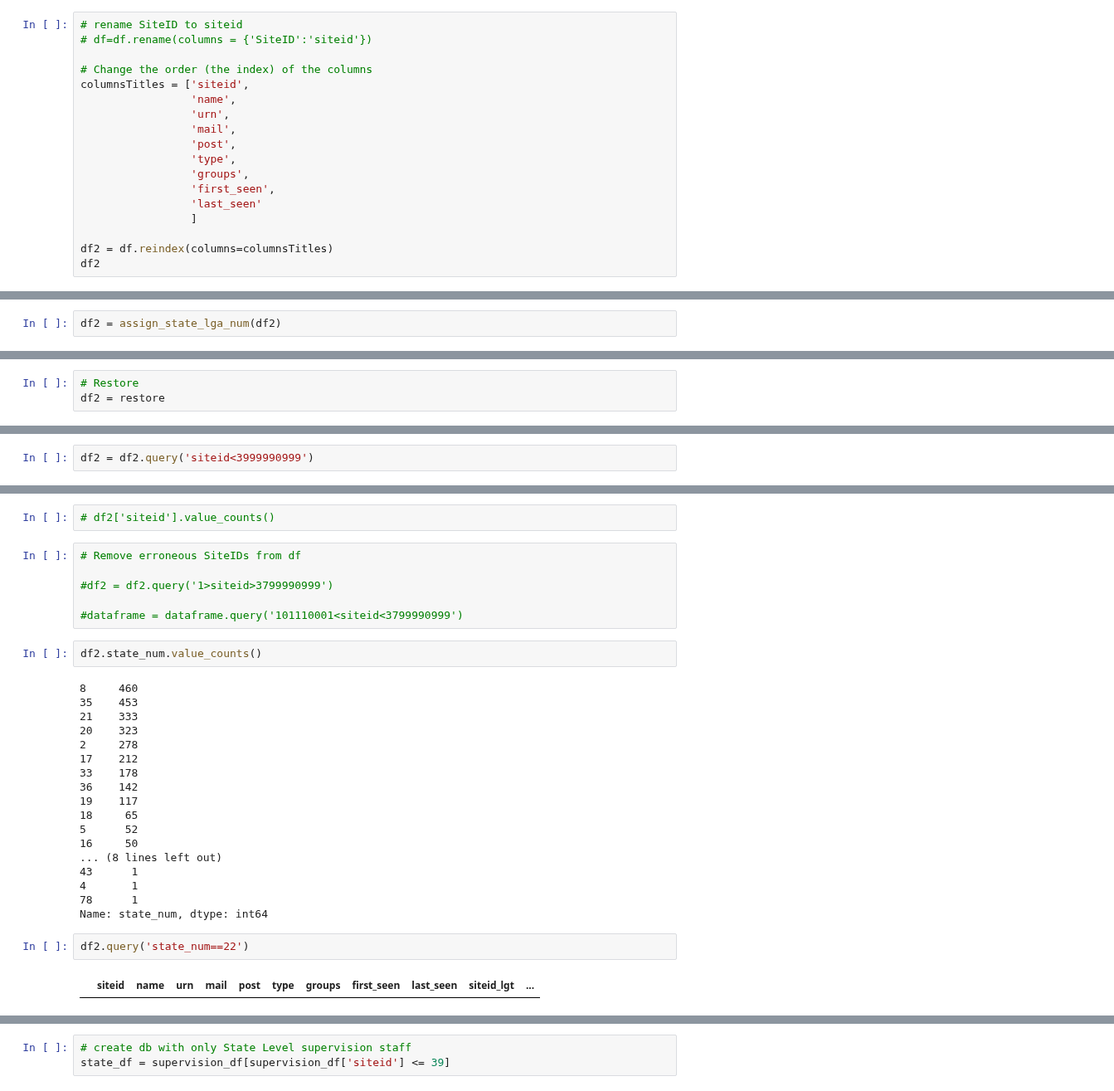
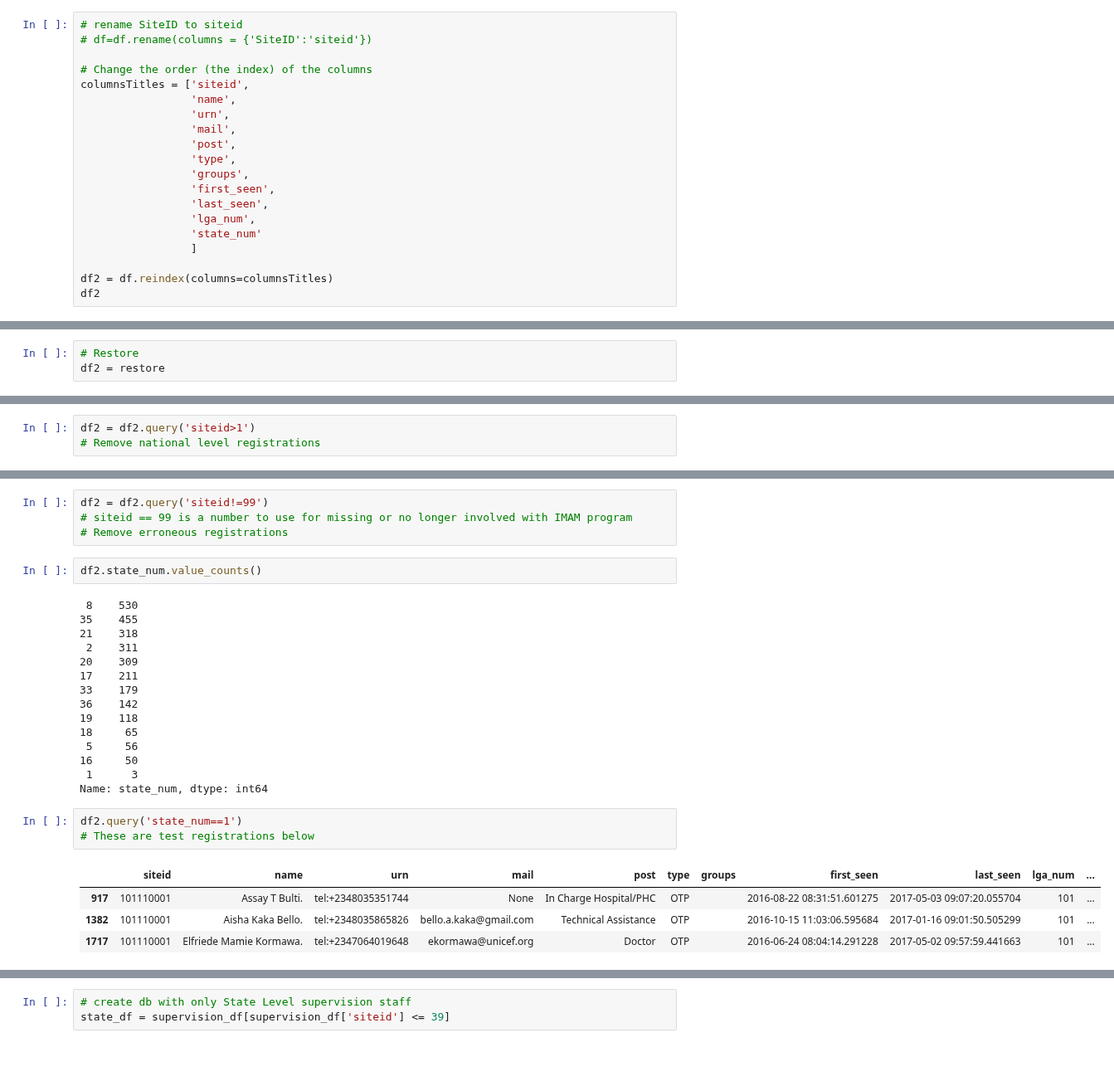
Before and after one commit to RobertJohnston/IMAM, a Jupyter notebook: IMAM Supervision database.ipynb, the cells around one changed output, grey strips where cells are left out. Shown at 83% size. Saved outputs shown, nothing was run; the diff lists cells and outputs as text; blank space fills up the shorter version.

```diff
--- a/IMAM Supervision database.ipynb
+++ b/IMAM Supervision database.ipynb
@@ -110,7 +87,9 @@ columnsTitles = ['siteid',
                  'type',
                  'groups',
                  'first_seen',
-                 'last_seen'
+                 'last_seen',
+                 'lga_num',
+                 'state_num'
                  ]
 
 df2 = df.reindex(columns=columnsTitles)
@@ -137,2 +115,0 @@ df2
-# %%
-df2 = assign_state_lga_num(df2)
@@ -193,2 +130,3 @@ df2 = df2.dropna(subset=['siteid'])
 # %%
-df2 = df2.query('siteid<3999990999')
+df2 = df2.query('siteid>1')
+# Remove national level registrations
@@ -224,32 +133,29 @@ Name: siteid, dtype: float64
-# %%
-# df2['siteid'].value_counts()
-# %%
-# Remove erroneous SiteIDs from df
-
-#df2 = df2.query('1>siteid>3799990999')
-
-#dataframe = dataframe.query('101110001<siteid<3799990999')
+# %%
+df2 = df2.query('siteid!=99')
+# siteid == 99 is a number to use for missing or no longer involved with IMAM program
+# Remove erroneous registrations
 # %%
 df2.state_num.value_counts()
 # %% [output]
-8     460
-35    453
-21    333
-20    323
-2     278
-17    212
-33    178
+ 8    530
+35    455
+21    318
+ 2    311
+20    309
+17    211
+33    179
 36    142
-19    117
+19    118
 18     65
-5      52
+ 5     56
 16     50
-... (8 lines left out)
-43      1
-4       1
-78      1
+ 1      3
 Name: state_num, dtype: int64
 # %%
-df2.query('state_num==22')
+df2.query('state_num==1')
+# These are test registrations below
 # %% [output]
-|  | siteid | name | urn | mail | post | type | groups | first_seen | last_seen | siteid_lgt | ... |
+|  | siteid | name | urn | mail | post | type | groups | first_seen | last_seen | lga_num | ... |
+| 917 | 101110001 | Assay T Bulti. | tel:+2348035351744 | None | In Charge Hospital/PHC | OTP |  | 2016-08-22 08:31:51.601275 | 2017-05-03 09:07:20.055704 | 101 | ... |
+| 1382 | 101110001 | Aisha Kaka Bello. | tel:+2348035865826 | bello.a.kaka@gmail.com | Technical Assistance | OTP |  | 2016-10-15 11:03:06.595684 | 2017-01-16 09:01:50.505299 | 101 | ... |
+| 1717 | 101110001 | Elfriede Mamie Kormawa. | tel:+2347064019648 | ekormawa@unicef.org | Doctor | OTP |  | 2016-06-24 08:04:14.291228 | 2017-05-02 09:57:59.441663 | 101 | ... |
```
Also changed, not shown: parts of 82 cells of this notebook.
